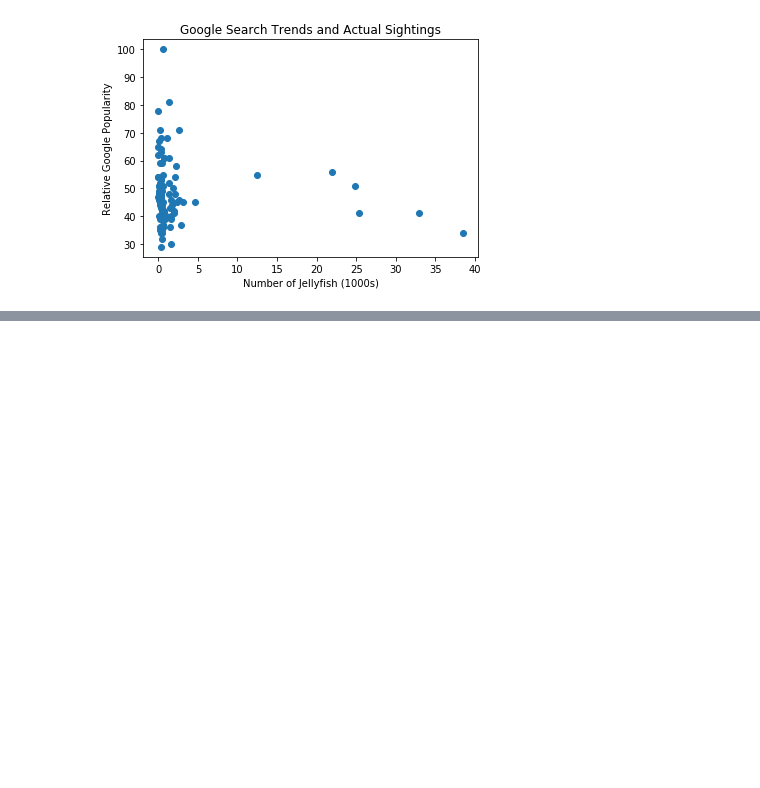
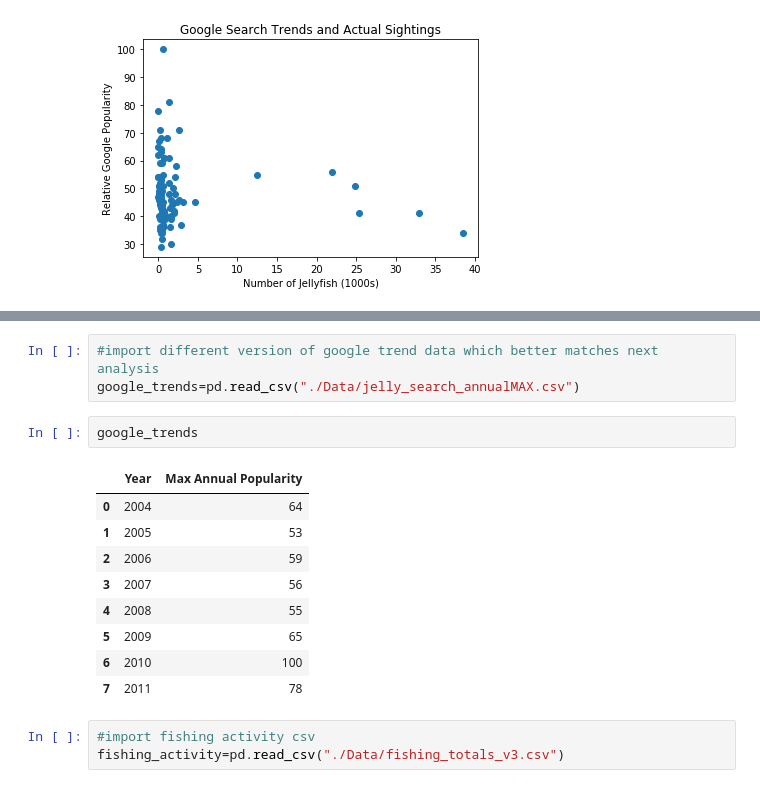
Before and after one commit to anniid/project_1, a Jupyter notebook: google search impact.ipynb, the cells around one changed output, grey strips where cells are left out. Cells and saved outputs as stored; diff of their text form; blank space fills up the shorter version.

```diff
--- a/google search impact.ipynb
+++ b/google search impact.ipynb
@@ -92,3 +92,21 @@ plt.xlim("Jan. '04","Dec.'11")
 plt.show()
 # %% [output]
 [figure]
+# %%
+#import different version of google trend data which better matches next analysis
+google_trends=pd.read_csv("./Data/jelly_search_annualMAX.csv")
+# %%
+google_trends
+# %% [output]
+|  | Year | Max Annual Popularity |
+| 0 | 2004 | 64 |
+| 1 | 2005 | 53 |
+| 2 | 2006 | 59 |
+| 3 | 2007 | 56 |
+| 4 | 2008 | 55 |
+| 5 | 2009 | 65 |
+| 6 | 2010 | 100 |
+| 7 | 2011 | 78 |
+# %%
+#import fishing activity csv
+fishing_activity=pd.read_csv("./Data/fishing_totals_v3.csv")
```
Also changed, not shown: parts of 6 cells of this notebook, 5 other files.
